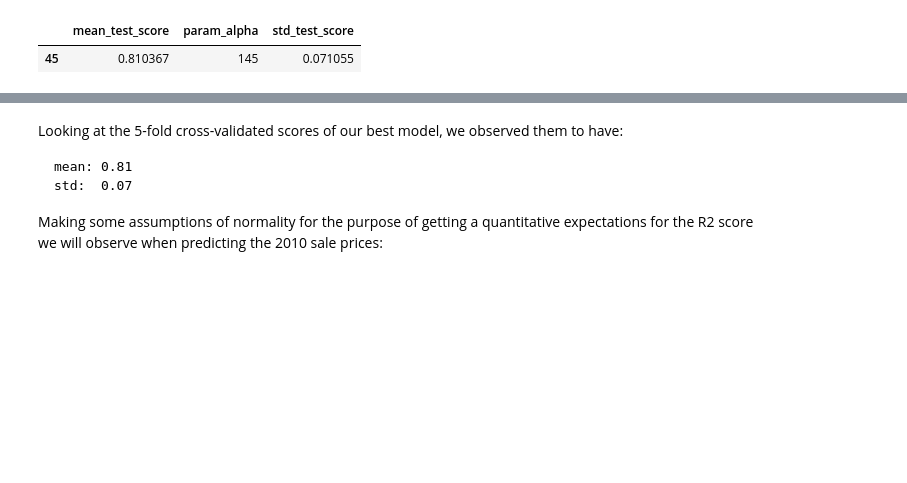
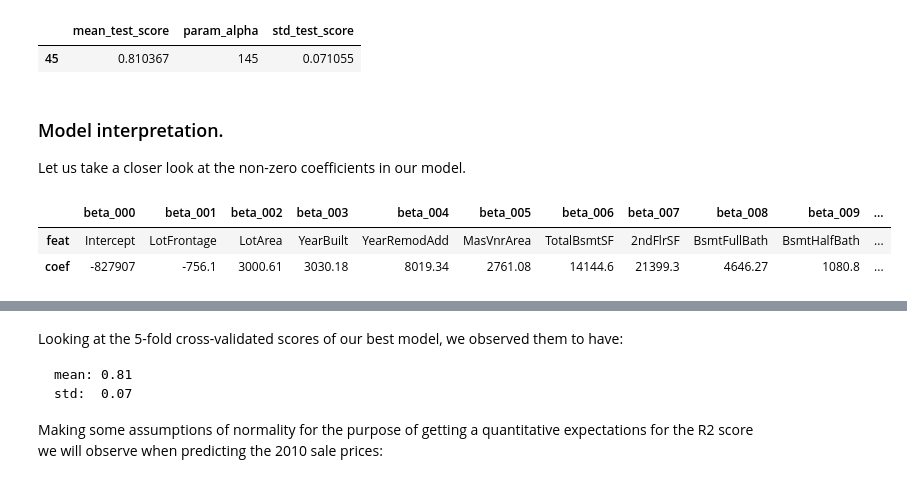
Before and after one commit to Rony-A/sc2-replay-analysis, a Jupyter notebook: mycchaka/project1/Project_1.ipynb, the cells around one changed output, grey strips where cells are left out. Cells and saved outputs as stored; diff of their text form; code cells hidden in the pictures; blank space fills up the shorter version.

```diff
--- a/mycchaka/project1/Project_1.ipynb
+++ b/mycchaka/project1/Project_1.ipynb
@@ -1541,3 +1582,23 @@ pd.DataFrame(best_fitted_model.cv_results_).loc[:,['mean_test_score','param_alph
 # %% [output]
 |  | mean_test_score | param_alpha | std_test_score |
 | 45 | 0.810367 | 145 | 0.071055 |
+# %% [markdown]
+### Model interpretation.
+
+Let us take a closer look at the non-zero coefficients in our model.
+# %%
+model_coefficients = pd.DataFrame([save_X.columns,best_fitted_model.best_estimator_.coef_],
+                                  index = ['feat','coef'])
+
+model_coefficients.columns = ['beta_'+str(i).rjust(3,'0') for i in range(1,120)]
+model_coefficients['beta_0'] = ['Intercept',best_fitted_model.best_estimator_.intercept_]
+model_coefficients = model_coefficients[sorted(model_coefficients.columns)]
+# %%
+non_zero_coefs = model_coefficients[[col for col in model_coefficients.columns if all(model_coefficients[col] != 0)]]
+non_zero_coefs.columns = ['beta_'+str(i).rjust(3,'0') for i in range(0,63)]
+
+non_zero_coefs
+# %% [output]
+|  | beta_000 | beta_001 | beta_002 | beta_003 | beta_004 | beta_005 | beta_006 | beta_007 | beta_008 | beta_009 | ... |
+| feat | Intercept | LotFrontage | LotArea | YearBuilt | YearRemodAdd | MasVnrArea | TotalBsmtSF | 2ndFlrSF | BsmtFullBath | BsmtHalfBath | ... |
+| coef | -827907 | -756.1 | 3000.61 | 3030.18 | 8019.34 | 2761.08 | 14144.6 | 21399.3 | 4646.27 | 1080.8 | ... |
```
Also changed, not shown: parts of 62 cells of this notebook.
